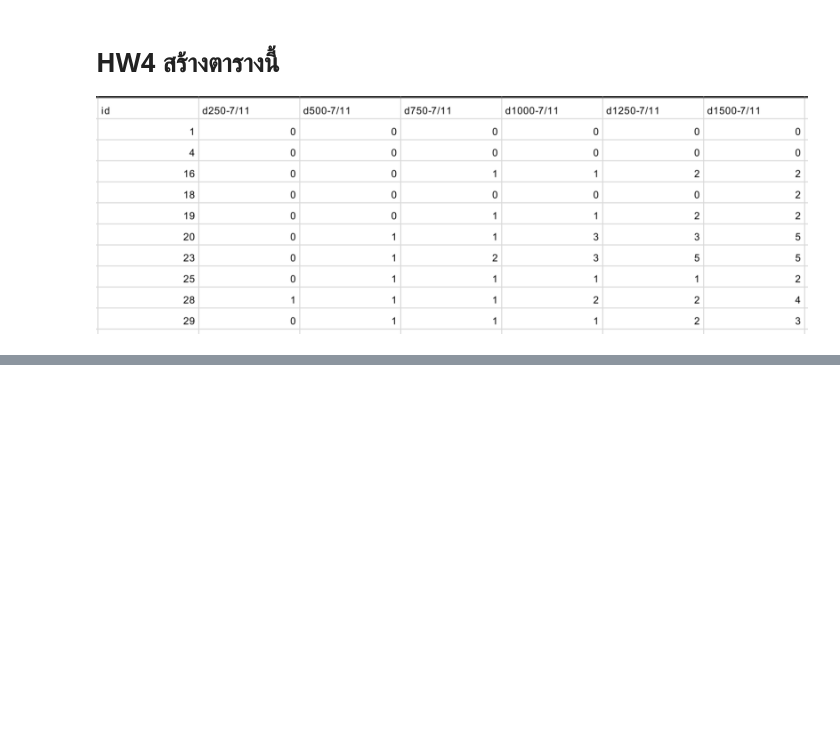
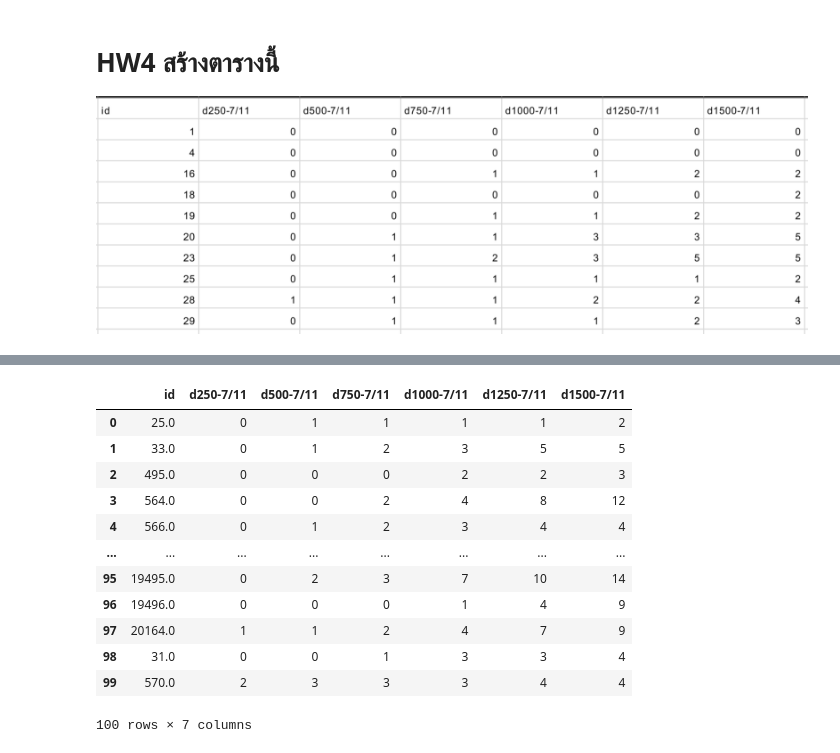
Before and after one commit to nannthd/bsc_dpdm22, a Jupyter notebook: [dataprep2]_GIS_point_of_interest_data.ipynb, the cells around one changed output, grey strips where cells are left out. Saved outputs shown, nothing was run; the diff lists cells and outputs as text; code cells hidden in the pictures; blank space fills up the shorter version.

```diff
--- a/[dataprep2]_GIS_point_of_interest_data.ipynb
+++ b/[dataprep2]_GIS_point_of_interest_data.ipynb
@@ -351,0 +121,6 @@ The data object type is <class 'dict'>
+# %%
+h_lat = this_home['latitude'].values[0]
+h_long = this_home['longitude'].values[0]
+# %%
+this_seven = seven_id[str(id)]
+this_seven
@@ -351,0 +204,9 @@ The data object type is <class 'dict'>
+# %%
+record_dict = {}
+record_dict['id'] = id
+record_dict['d250-7/11'] = sum(np.array(seven_dist) < 250)
+record_dict['d500-7/11'] = sum(np.array(seven_dist) < 500)
+record_dict['d750-7/11'] = sum(np.array(seven_dist) < 750)
+record_dict['d1000-7/11'] = sum(np.array(seven_dist) < 1000)
+record_dict['d1250-7/11'] = sum(np.array(seven_dist) < 1250)
+record_dict['d1500-7/11'] = sum(np.array(seven_dist) < 1500)
@@ -351,0 +245,42 @@ The data object type is <class 'dict'>
+# %%
+record_list = list()
+for id in home['post_id']:
+  print(id)
+  this_home = home[home['post_id']==id]
+  h_lat = this_home['latitude'].values[0] #ถ้าใส่indexธรรมดาจะใช้กับทุกตัวไม่ได้ มันจะเป็นindexของตาราง ต้อง.values
+  h_long = this_home['longitude'].values[0]
+  this_seven = seven_id[str(int(id))]
+  seven_dist = list()
+  loc1 = [h_lat,h_long]
+  for seven in this_seven:
+      loc2 = [seven['lat'],seven['lng']]
+      dist = geopy.distance.geodesic(loc1,loc2).m
+      seven_dist.append(dist)
+
+  record_dict = {}
+  record_dict['id'] = id
+  record_dict['d250-7/11'] = sum(np.array(seven_dist) < 250)
+  record_dict['d500-7/11'] = sum(np.array(seven_dist) < 500)
+  record_dict['d750-7/11'] = sum(np.array(seven_dist) < 750)
+  record_dict['d1000-7/11'] = sum(np.array(seven_dist) < 1000)
+  record_dict['d1250-7/11'] = sum(np.array(seven_dist) < 1250)
+  record_dict['d1500-7/11'] = sum(np.array(seven_dist) < 1500)
+  record_list.append(record_dict)
+
+final_table = pd.DataFrame(record_list)
+# %%
+final_table #มาแล้ว ตารางที่เราใฝ่ฝัน
+# %% [output]
+|  | id | d250-7/11 | d500-7/11 | d750-7/11 | d1000-7/11 | d1250-7/11 | d1500-7/11 |
+| 0 | 25.0 | 0 | 1 | 1 | 1 | 1 | 2 |
+| 1 | 33.0 | 0 | 1 | 2 | 3 | 5 | 5 |
+| 2 | 495.0 | 0 | 0 | 0 | 2 | 2 | 3 |
+| 3 | 564.0 | 0 | 0 | 2 | 4 | 8 | 12 |
+| 4 | 566.0 | 0 | 1 | 2 | 3 | 4 | 4 |
+| ... | ... | ... | ... | ... | ... | ... | ... |
+| 95 | 19495.0 | 0 | 2 | 3 | 7 | 10 | 14 |
+| 96 | 19496.0 | 0 | 0 | 0 | 1 | 4 | 9 |
+| 97 | 20164.0 | 1 | 1 | 2 | 4 | 7 | 9 |
+| 98 | 31.0 | 0 | 0 | 1 | 3 | 3 | 4 |
+| 99 | 570.0 | 2 | 3 | 3 | 3 | 4 | 4 |
+100 rows × 7 columns
```
Also changed, not shown: parts of 42 cells of this notebook.
